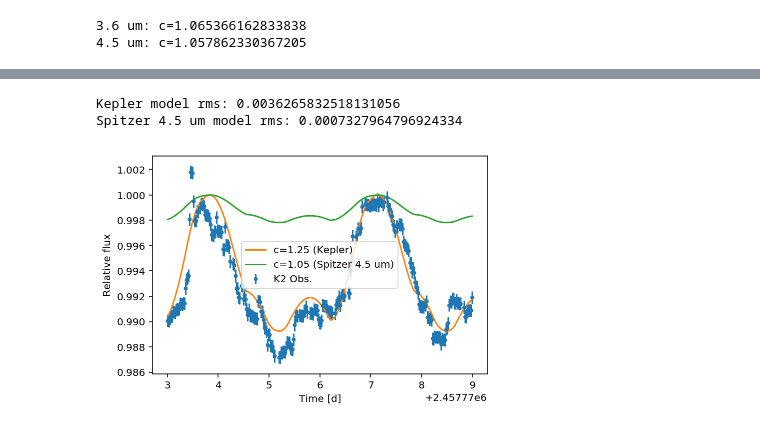
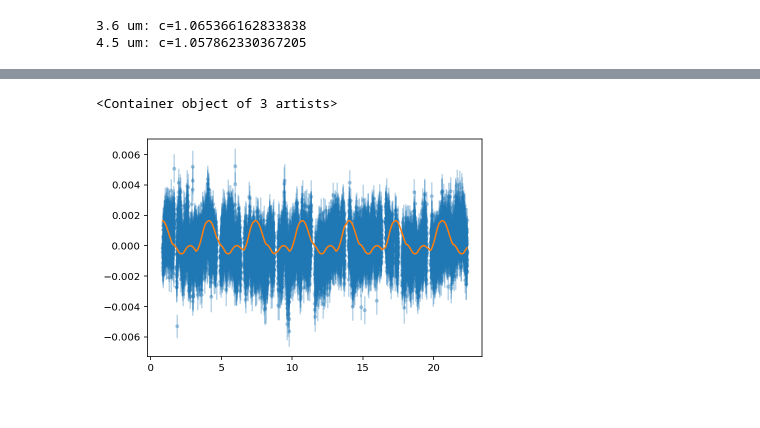
Before and after one commit to bmorris3/libra, a Jupyter notebook: notebooks/spot_temperatures.ipynb, the cells around one changed output, grey strips where cells are left out. Drawn from its saved outputs; the diff is of its cells as text; code cells hidden in the pictures.

```diff
--- a/notebooks/spot_temperatures.ipynb
+++ b/notebooks/spot_temperatures.ipynb
@@ -143,31 +162,47 @@ k2_flux /= np.percentile(k2_flux, 98)
 condition = (k2_time > 2457773) & (k2_time < 2457779)
 k2_time, k2_flux, k2_err= k2_time[condition], k2_flux[condition], k2_err[condition]
 # %%
-from libra import Star, Spot
+# from libra import Star, Spot
 
-time = k2_time
+# time = k2_time
 
-lat0, lon0, rad0, lat1, lon1, rad1, lat2, lon2, rad2 = posterior_samples[100, :-1]
+# lat0, lon0, rad0, lat1, lon1, rad1, lat2, lon2, rad2 = posterior_samples[100, :-1]
 
-plt.errorbar(k2_time, k2_flux, k2_err, fmt='.', label='K2 Obs.')
+# plt.errorbar(k2_time, k2_flux, k2_err, fmt='.', label='K2 Obs.')
 
-for contrast, lam in zip([1.25, 1.05], ["Kepler", "Spitzer 4.5 um"]):
-    spots = [Spot.from_latlon(lat0, lon0, rad0, contrast=contrast),
-             Spot.from_latlon(lat1, lon1, rad1, contrast=contrast),
-             Spot.from_latlon(lat2, lon2, rad2, contrast=contrast)]
+# for contrast, lam in zip([1.25, 1.05], ["Kepler", "Spitzer 4.5 um"]):
+#     spots = [Spot.from_latlon(lat0, lon0, rad0, contrast=contrast),
+#              Spot.from_latlon(lat1, lon1, rad1, contrast=contrast),
+#              Spot.from_latlon(lat2, lon2, rad2, contrast=contrast)]
 
-    star = Star(spots=spots, rotation_period=3.3*u.day)
-    model_flux = star.flux(time)
-    model_flux /= np.max(model_flux)
+#     star = Star(spots=spots, rotation_period=3.3*u.day)
+#     model_flux = star.flux(time)
+#     model_flux /= np.max(model_flux)
 
-    plt.plot(time, model_flux, label='c={0} ({1})'
-             .format(contrast, lam))
-    print("{0} model rms: {1}".format(lam, np.std(model_flux)))
-plt.legend()
-plt.xlabel('Time [d]')
-plt.ylabel('Relative flux')
-plt.show()
+#     plt.plot(time, model_flux, label='c={0} ({1})'
+#              .format(contrast, lam))
+#     print("{0} model rms: {1}".format(lam, np.std(model_flux)))
+
+# spots = [Spot.from_latlon(lat0, lon0, rad0, contrast=contrast),
+#          Spot.from_latlon(lat1, lon1, rad1, contrast=contrast),
+#          Spot.from_latlon(lat2, lon2, rad2, contrast=contrast)]
+
+# star = Star(spots=spots, rotation_period=3.3*u.day)
+# spitzer_model_flux = star.flux(spitzer_time) * 1.05 / 1.25
+# spitzer_model_flux /= np.median(spitzer_model_flux)
+
+# plt.plot(spitzer_time, spitzer_model_flux, label='manual')
+
+# plt.legend()
+# plt.xlabel('Time [d]')
+# plt.ylabel('Relative flux')
+# plt.show()
-# %% [output]
-Kepler model rms: 0.0036265832518131056
-Spitzer 4.5 um model rms: 0.0007327964796924334
-[figure, removed]
+# %%
+spitzer_time, spitzer_flux, spitzer_err, _ = np.loadtxt('../libra/data/T1_Spitzer.txt',
+                                              unpack=True, delimiter=',')
+
+plt.errorbar(spitzer_time, spitzer_flux, spitzer_err, fmt='.', alpha=0.3)
+plt.errorbar(spitzer_time, spitzer_model_flux - 1)
+# %% [output]
+<Container object of 3 artists>
+[figure, added]
```
Also changed, not shown: parts of 10 cells of this notebook, 34 other files.
